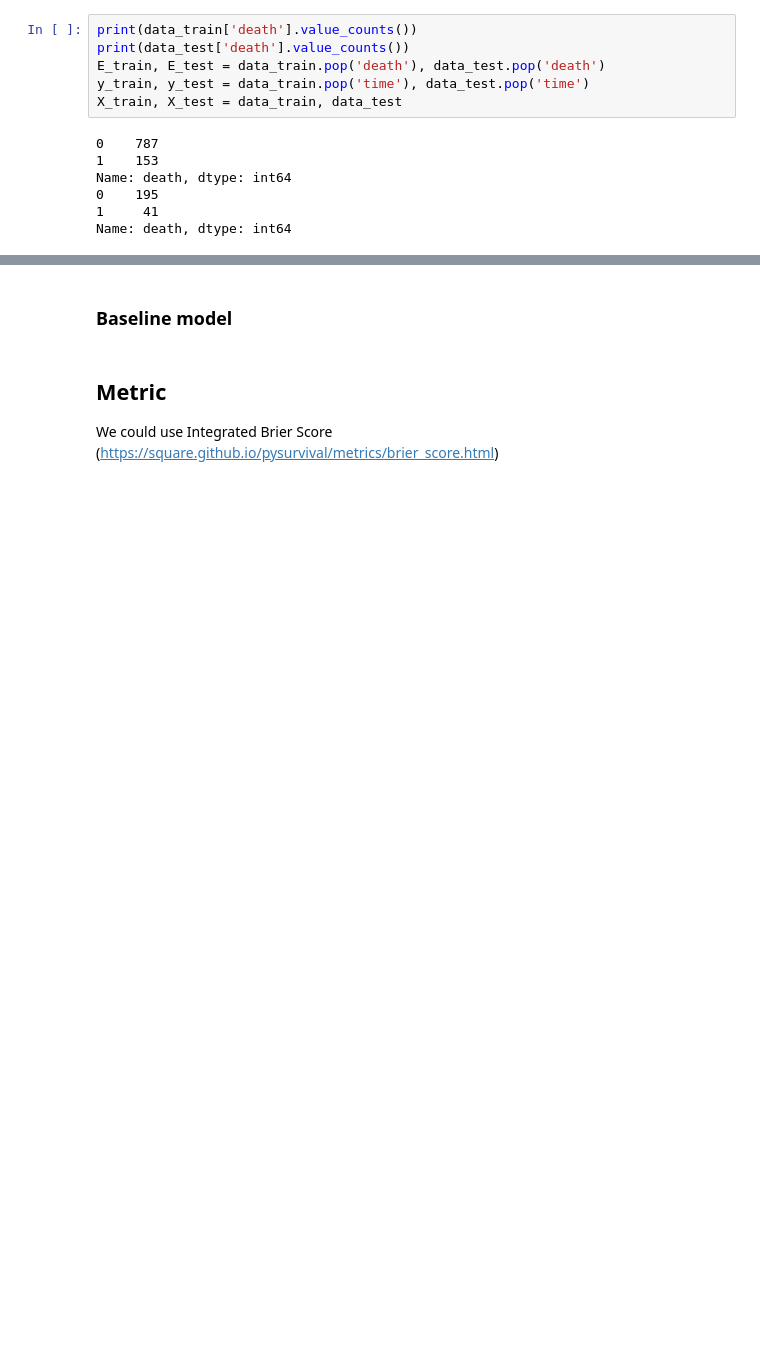
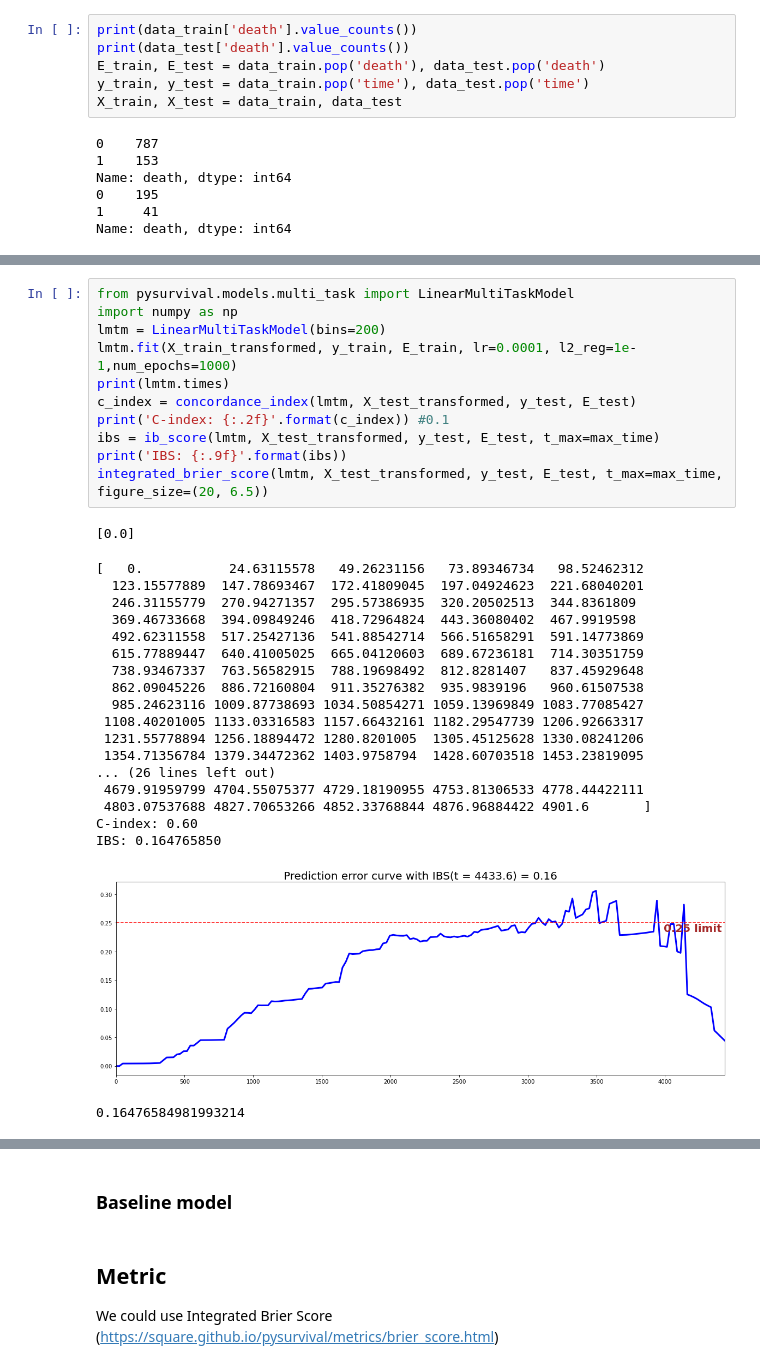
Before and after one commit to StephaneBereux/Cancer-survival-challenge, a Jupyter notebook: starting_kit.ipynb, the cells around one changed output, grey strips where cells are left out. Cells and saved outputs as stored; diff of their text form; blank space fills up the shorter version.

```diff
--- a/starting_kit.ipynb
+++ b/starting_kit.ipynb
@@ -231,3 +251,35 @@ SyntaxError: invalid syntax (<ipython-input-73-57ec84db2dca>, line 19)
+# %%
+from pysurvival.models.multi_task import LinearMultiTaskModel
+import numpy as np
+lmtm = LinearMultiTaskModel(bins=200)
+lmtm.fit(X_train_transformed, y_train, E_train, lr=0.0001, l2_reg=1e-1,num_epochs=1000)
+print(lmtm.times)
+c_index = concordance_index(lmtm, X_test_transformed, y_test, E_test)
+print('C-index: {:.2f}'.format(c_index)) #0.1
+ibs = ib_score(lmtm, X_test_transformed, y_test, E_test, t_max=max_time)
+print('IBS: {:.9f}'.format(ibs))
+integrated_brier_score(lmtm, X_test_transformed, y_test, E_test, t_max=max_time, figure_size=(20, 6.5))
+# %% [output]
+[0.0]
+[   0.           24.63115578   49.26231156   73.89346734   98.52462312
+  123.15577889  147.78693467  172.41809045  197.04924623  221.68040201
+  246.31155779  270.94271357  295.57386935  320.20502513  344.8361809
+  369.46733668  394.09849246  418.72964824  443.36080402  467.9919598
+  492.62311558  517.25427136  541.88542714  566.51658291  591.14773869
+  615.77889447  640.41005025  665.04120603  689.67236181  714.30351759
+  738.93467337  763.56582915  788.19698492  812.8281407   837.45929648
+  862.09045226  886.72160804  911.35276382  935.9839196   960.61507538
+  985.24623116 1009.87738693 1034.50854271 1059.13969849 1083.77085427
+ 1108.40201005 1133.03316583 1157.66432161 1182.29547739 1206.92663317
+ 1231.55778894 1256.18894472 1280.8201005  1305.45125628 1330.08241206
+ 1354.71356784 1379.34472362 1403.9758794  1428.60703518 1453.23819095
+... (26 lines left out)
+ 4679.91959799 4704.55075377 4729.18190955 4753.81306533 4778.44422111
+ 4803.07537688 4827.70653266 4852.33768844 4876.96884422 4901.6       ]
+C-index: 0.60
+IBS: 0.164765850
+[figure, added]
+0.16476584981993214
 # %%
 from pysurvival.utils.metrics import concordance_index
 c_index = concordance_index(csf, X_test_transformed, y_test, E_test)
```
Also changed, not shown: parts of 5 cells of this notebook, 2 other files.
